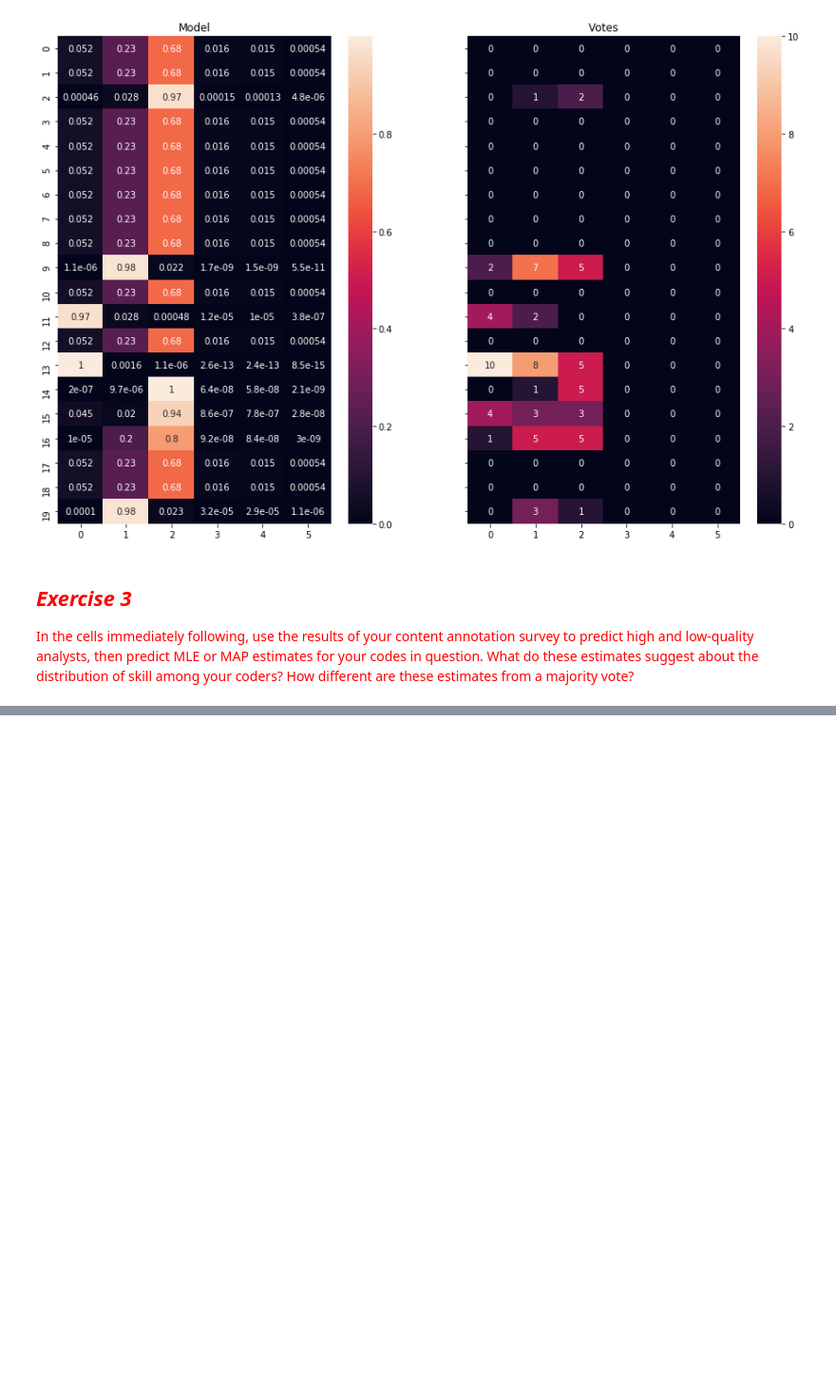
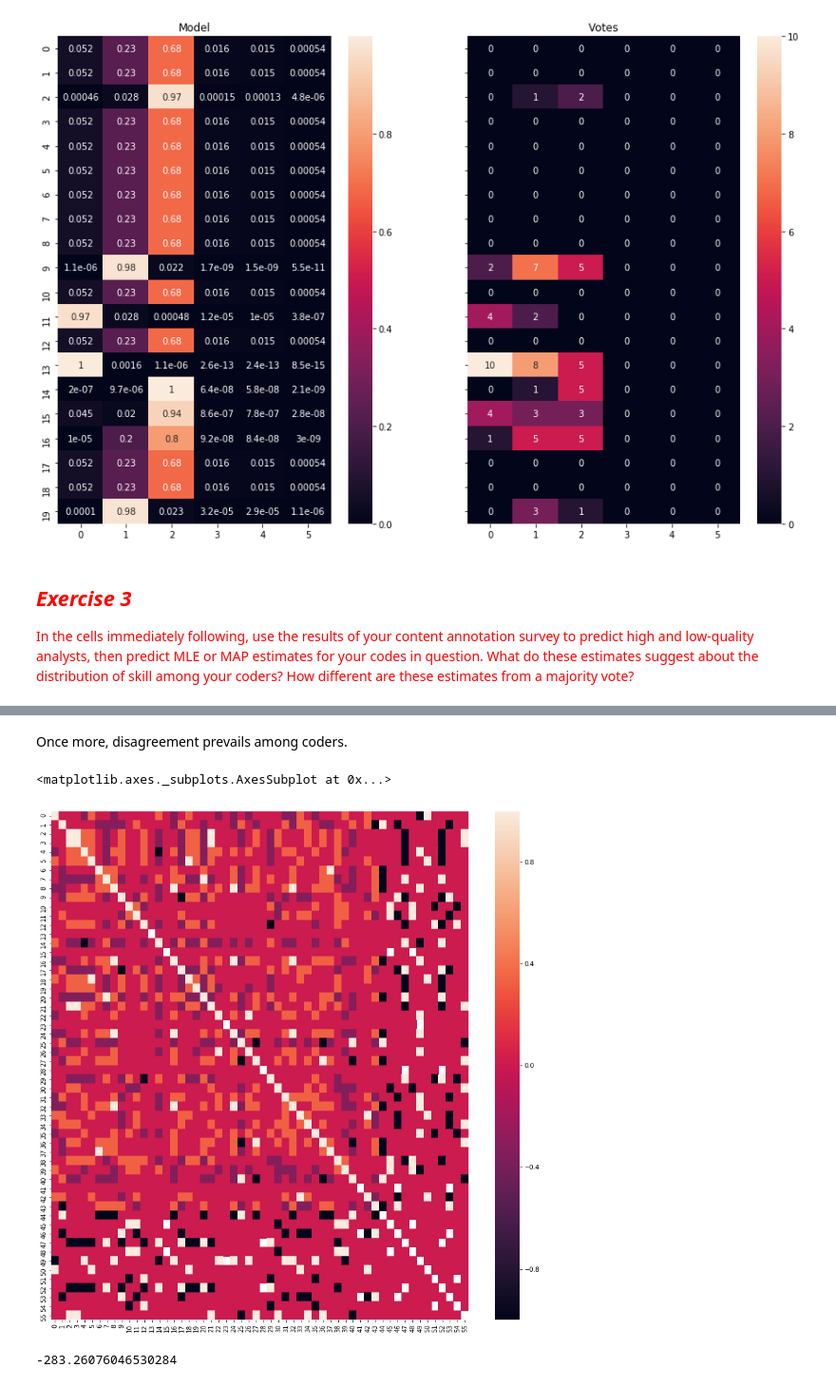
Before and after one commit to arielazar/content-analysis-2018, a Jupyter notebook: 5-Reliability/5-Reliability.ipynb, the cells around one changed output, grey strips where cells are left out. Shown: that part at 95% size. Drawn from its saved outputs; the diff is of its cells as text; code cells hidden in the pictures; blank space fills up the shorter version.

```diff
--- a/5-Reliability/5-Reliability.ipynb
+++ b/5-Reliability/5-Reliability.ipynb
@@ -565,0 +779,16 @@ makeQuestionComparison(model_hot, anno_hot)
+# %% [markdown]
+Once more, disagreement prevails among coders.
+# %%
+m = pairwise_matrix(cohens_kappa, anno.annotations)
+fig, ax = plt.subplots(figsize = (15, 15))
+seaborn.heatmap(m, ax =ax)
+# %% [output]
+<matplotlib.axes._subplots.AxesSubplot at 0x...>
+[figure, added]
+# %%
+model = ModelBt.create_initial_state(10, 56)
+model.mle(anno.annotations)
+#print(model.theta)
+print(model.log_likelihood(anno.annotations))
+# %% [output]
+-283.26076046530284
```
Also changed, not shown: parts of 48 cells of this notebook, 3 other files.
